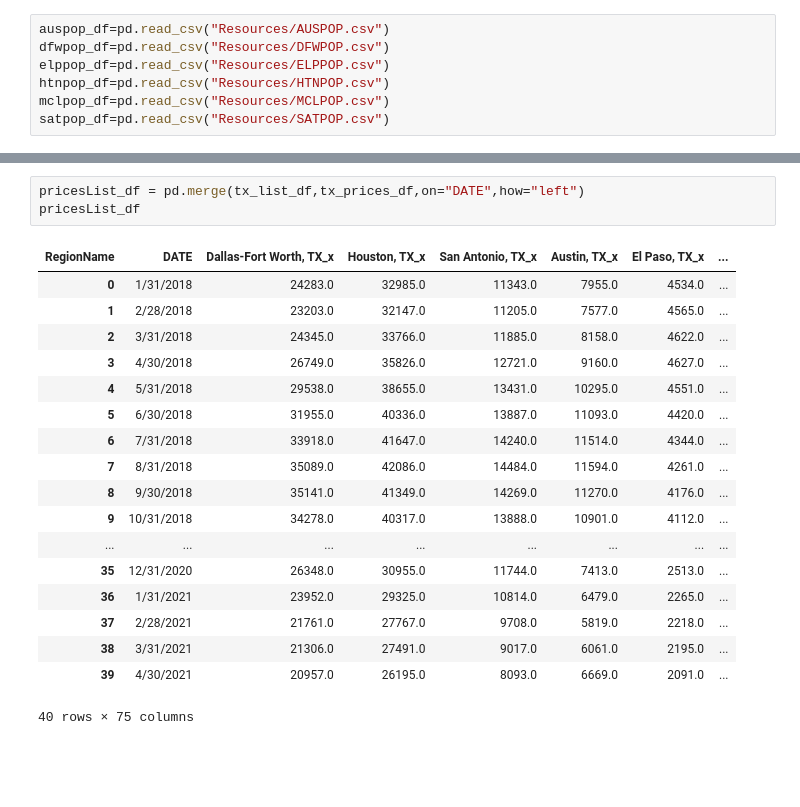
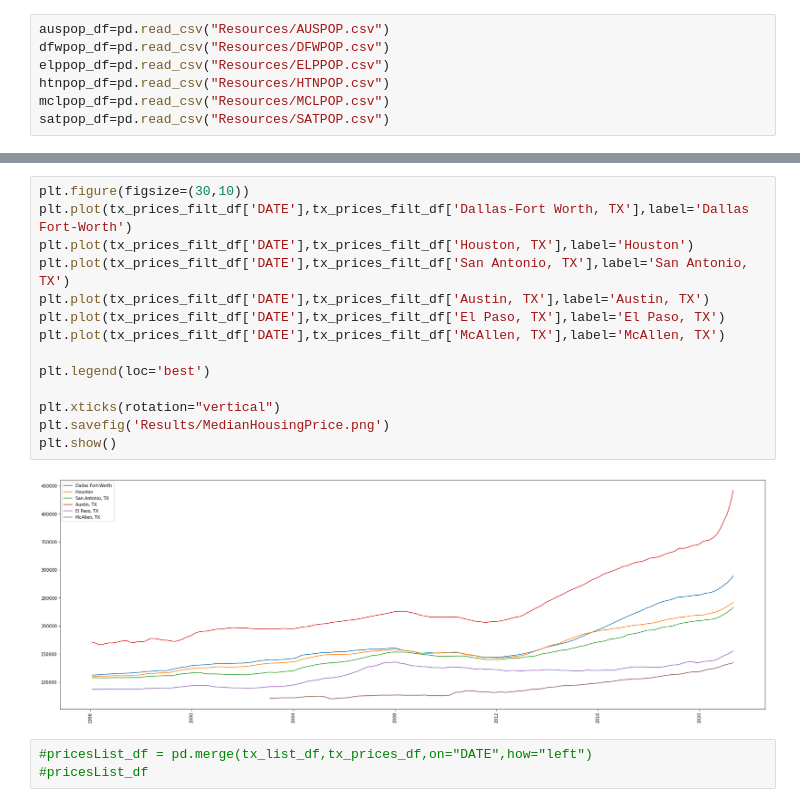
Before and after one commit to Fescamil1/Project_1_Housing_Market_Analysis, a Jupyter notebook: SC-population.ipynb, the cells around one changed output, grey strips where cells are left out. Cells and saved outputs as stored; diff of their text form; blank space fills up the shorter version.

```diff
--- a/SC-population.ipynb
+++ b/SC-population.ipynb
@@ -54,22 +95,19 @@ plt.savefig('Results/MedianHousingPrice.png')
+# %%
+plt.figure(figsize=(30,10))
+plt.plot(tx_prices_filt_df['DATE'],tx_prices_filt_df['Dallas-Fort Worth, TX'],label='Dallas Fort-Worth')
+plt.plot(tx_prices_filt_df['DATE'],tx_prices_filt_df['Houston, TX'],label='Houston')
+plt.plot(tx_prices_filt_df['DATE'],tx_prices_filt_df['San Antonio, TX'],label='San Antonio, TX')
+plt.plot(tx_prices_filt_df['DATE'],tx_prices_filt_df['Austin, TX'],label='Austin, TX')
+plt.plot(tx_prices_filt_df['DATE'],tx_prices_filt_df['El Paso, TX'],label='El Paso, TX')
+plt.plot(tx_prices_filt_df['DATE'],tx_prices_filt_df['McAllen, TX'],label='McAllen, TX')
+
+plt.legend(loc='best')
+
+plt.xticks(rotation="vertical")
+plt.savefig('Results/MedianHousingPrice.png')
+plt.show()
+# %% [output]
+[figure, added]
 # %%
-pricesList_df = pd.merge(tx_list_df,tx_prices_df,on="DATE",how="left")
-pricesList_df
+#pricesList_df = pd.merge(tx_list_df,tx_prices_df,on="DATE",how="left")
+#pricesList_df
-# %% [output]
-| RegionName | DATE | Dallas-Fort Worth, TX_x | Houston, TX_x | San Antonio, TX_x | Austin, TX_x | El Paso, TX_x | ... |
-| 0 | 1/31/2018 | 24283.0 | 32985.0 | 11343.0 | 7955.0 | 4534.0 | ... |
-| 1 | 2/28/2018 | 23203.0 | 32147.0 | 11205.0 | 7577.0 | 4565.0 | ... |
-| 2 | 3/31/2018 | 24345.0 | 33766.0 | 11885.0 | 8158.0 | 4622.0 | ... |
-| 3 | 4/30/2018 | 26749.0 | 35826.0 | 12721.0 | 9160.0 | 4627.0 | ... |
-| 4 | 5/31/2018 | 29538.0 | 38655.0 | 13431.0 | 10295.0 | 4551.0 | ... |
-| 5 | 6/30/2018 | 31955.0 | 40336.0 | 13887.0 | 11093.0 | 4420.0 | ... |
-| 6 | 7/31/2018 | 33918.0 | 41647.0 | 14240.0 | 11514.0 | 4344.0 | ... |
-| 7 | 8/31/2018 | 35089.0 | 42086.0 | 14484.0 | 11594.0 | 4261.0 | ... |
-| 8 | 9/30/2018 | 35141.0 | 41349.0 | 14269.0 | 11270.0 | 4176.0 | ... |
-| 9 | 10/31/2018 | 34278.0 | 40317.0 | 13888.0 | 10901.0 | 4112.0 | ... |
-| ... | ... | ... | ... | ... | ... | ... | ... |
-| 35 | 12/31/2020 | 26348.0 | 30955.0 | 11744.0 | 7413.0 | 2513.0 | ... |
-| 36 | 1/31/2021 | 23952.0 | 29325.0 | 10814.0 | 6479.0 | 2265.0 | ... |
-| 37 | 2/28/2021 | 21761.0 | 27767.0 | 9708.0 | 5819.0 | 2218.0 | ... |
-| 38 | 3/31/2021 | 21306.0 | 27491.0 | 9017.0 | 6061.0 | 2195.0 | ... |
-| 39 | 4/30/2021 | 20957.0 | 26195.0 | 8093.0 | 6669.0 | 2091.0 | ... |
-40 rows × 75 columns
```
Also changed, not shown: parts of 5 cells of this notebook, 3 other files.
